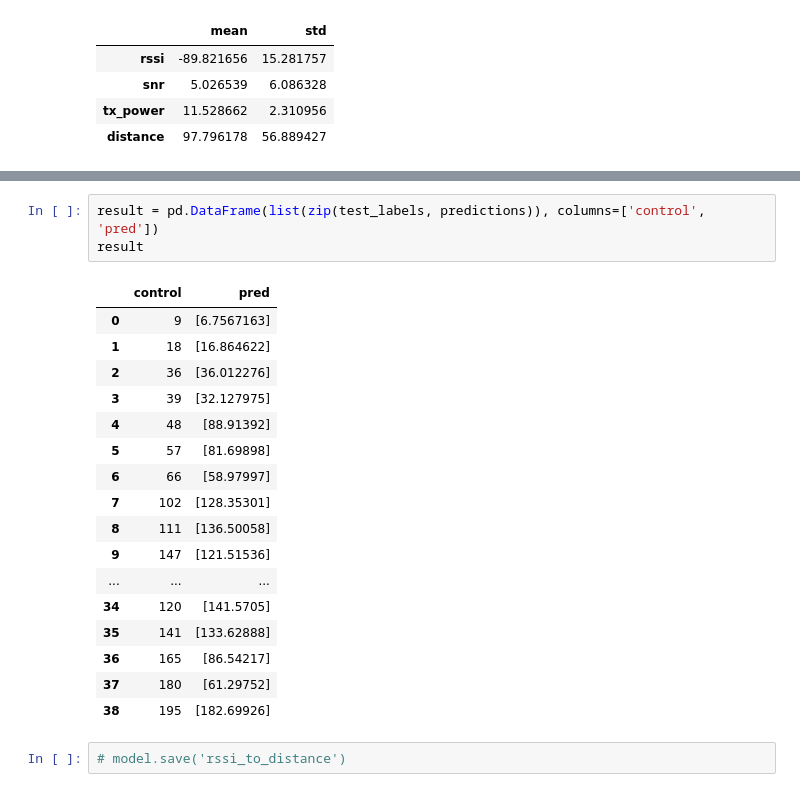
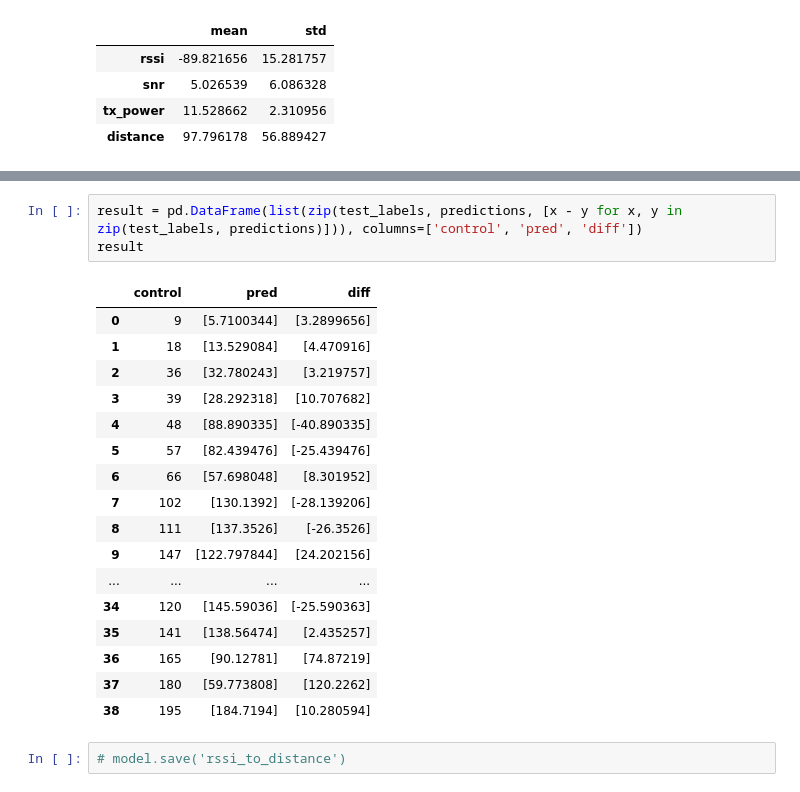
Before and after one commit to mjlaurent6/model-rssi-to-distance, a Jupyter notebook: main.ipynb, the cells around one changed output, grey strips where cells are left out. Drawn from its saved outputs; the diff is of its cells as text.

Commit message:
add diff

```diff
--- a/main.ipynb
+++ b/main.ipynb
@@ -178,24 +181,24 @@ plot_loss(history)
 # %%
-result = pd.DataFrame(list(zip(test_labels, predictions)), columns=['control', 'pred'])
+result = pd.DataFrame(list(zip(test_labels, predictions, [x - y for x, y in zip(test_labels, predictions)])), columns=['control', 'pred', 'diff'])
 result
 # %% [output]
-|  | control | pred |
-| 0 | 9 | [6.7567163] |
-| 1 | 18 | [16.864622] |
-| 2 | 36 | [36.012276] |
-| 3 | 39 | [32.127975] |
-| 4 | 48 | [88.91392] |
-| 5 | 57 | [81.69898] |
-| 6 | 66 | [58.97997] |
-| 7 | 102 | [128.35301] |
-| 8 | 111 | [136.50058] |
-| 9 | 147 | [121.51536] |
-| ... | ... | ... |
-| 34 | 120 | [141.5705] |
-| 35 | 141 | [133.62888] |
-| 36 | 165 | [86.54217] |
-| 37 | 180 | [61.29752] |
-| 38 | 195 | [182.69926] |
+|  | control | pred | diff |
+| 0 | 9 | [5.7100344] | [3.2899656] |
+| 1 | 18 | [13.529084] | [4.470916] |
+| 2 | 36 | [32.780243] | [3.219757] |
+| 3 | 39 | [28.292318] | [10.707682] |
+| 4 | 48 | [88.890335] | [-40.890335] |
+| 5 | 57 | [82.439476] | [-25.439476] |
+| 6 | 66 | [57.698048] | [8.301952] |
+| 7 | 102 | [130.1392] | [-28.139206] |
+| 8 | 111 | [137.3526] | [-26.3526] |
+| 9 | 147 | [122.797844] | [24.202156] |
+| ... | ... | ... | ... |
+| 34 | 120 | [145.59036] | [-25.590363] |
+| 35 | 141 | [138.56474] | [2.435257] |
+| 36 | 165 | [90.12781] | [74.87219] |
+| 37 | 180 | [59.773808] | [120.2262] |
+| 38 | 195 | [184.7194] | [10.280594] |
 # %%
 # model.save('rssi_to_distance')
 # %%
```
Also changed, not shown: parts of 2 cells of this notebook.
